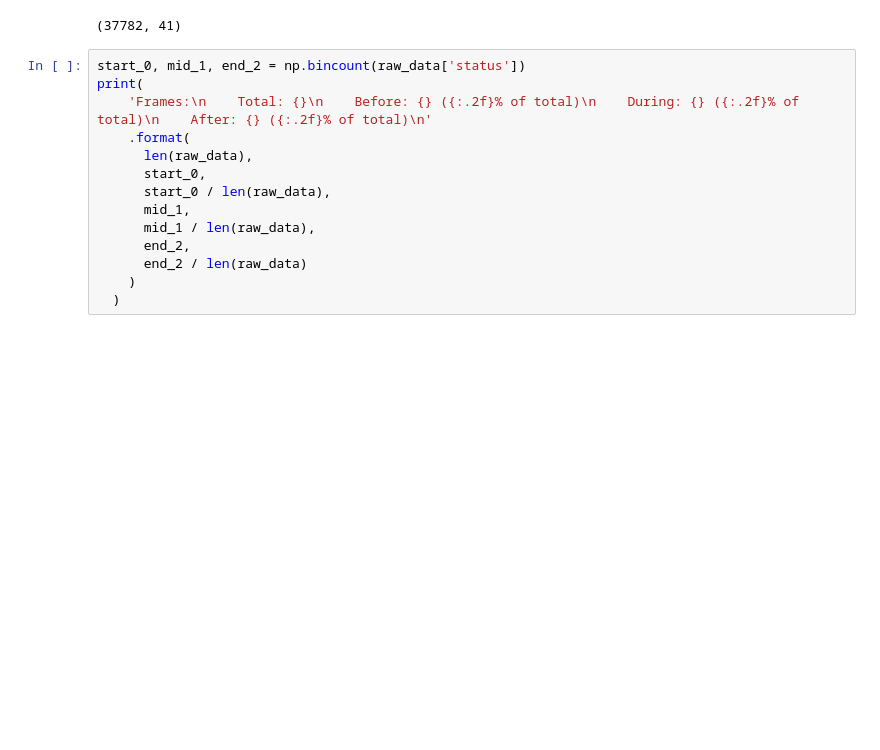
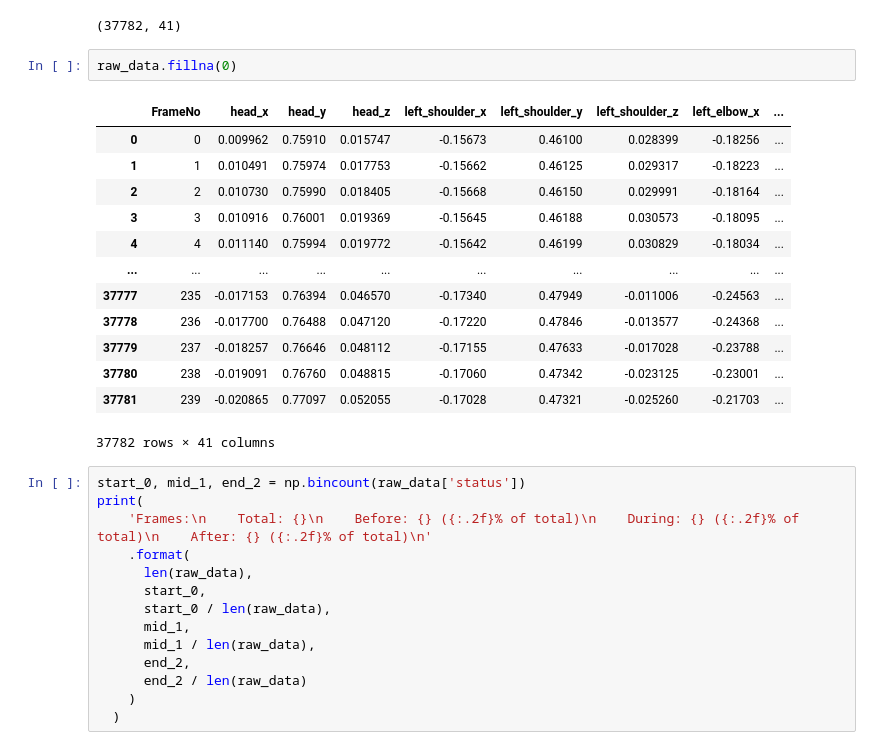
Before and after one commit to digitacs/4dv652-ml, a Jupyter notebook: notebooks/assignment11/1.1 kinect_start_mid_end.ipynb, the cells around one changed output. Drawn from its saved outputs; the diff is of its cells as text; blank space fills up the shorter version.

```diff
--- a/notebooks/assignment11/1.1 kinect_start_mid_end.ipynb
+++ b/notebooks/assignment11/1.1 kinect_start_mid_end.ipynb
@@ -64,6 +64,22 @@ for i in range(1,23):
 print(raw_data.shape)
 # %% [output]
 (37782, 41)
+# %%
+raw_data.fillna(0)
+# %% [output]
+|  | FrameNo | head_x | head_y | head_z | left_shoulder_x | left_shoulder_y | left_shoulder_z | left_elbow_x | ... |
+| 0 | 0 | 0.009962 | 0.75910 | 0.015747 | -0.15673 | 0.46100 | 0.028399 | -0.18256 | ... |
+| 1 | 1 | 0.010491 | 0.75974 | 0.017753 | -0.15662 | 0.46125 | 0.029317 | -0.18223 | ... |
+| 2 | 2 | 0.010730 | 0.75990 | 0.018405 | -0.15668 | 0.46150 | 0.029991 | -0.18164 | ... |
+| 3 | 3 | 0.010916 | 0.76001 | 0.019369 | -0.15645 | 0.46188 | 0.030573 | -0.18095 | ... |
+| 4 | 4 | 0.011140 | 0.75994 | 0.019772 | -0.15642 | 0.46199 | 0.030829 | -0.18034 | ... |
+| ... | ... | ... | ... | ... | ... | ... | ... | ... | ... |
+| 37777 | 235 | -0.017153 | 0.76394 | 0.046570 | -0.17340 | 0.47949 | -0.011006 | -0.24563 | ... |
+| 37778 | 236 | -0.017700 | 0.76488 | 0.047120 | -0.17220 | 0.47846 | -0.013577 | -0.24368 | ... |
+| 37779 | 237 | -0.018257 | 0.76646 | 0.048112 | -0.17155 | 0.47633 | -0.017028 | -0.23788 | ... |
+| 37780 | 238 | -0.019091 | 0.76760 | 0.048815 | -0.17060 | 0.47342 | -0.023125 | -0.23001 | ... |
+| 37781 | 239 | -0.020865 | 0.77097 | 0.052055 | -0.17028 | 0.47321 | -0.025260 | -0.21703 | ... |
+37782 rows × 41 columns
 # %%
 start_0, mid_1, end_2 = np.bincount(raw_data['status'])
 print(
```
Also changed, not shown: parts of 13 cells of this notebook, 1 other file.
